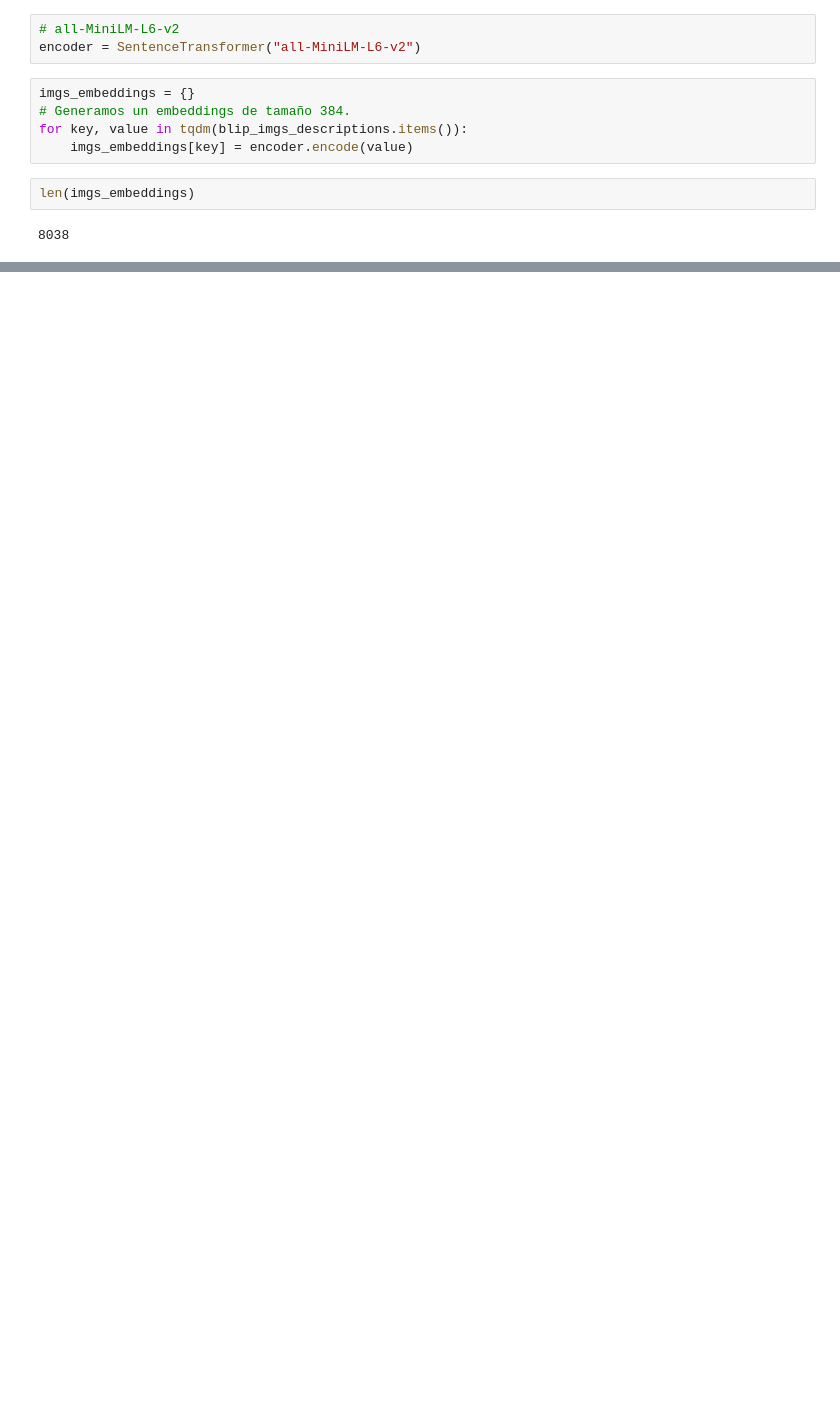
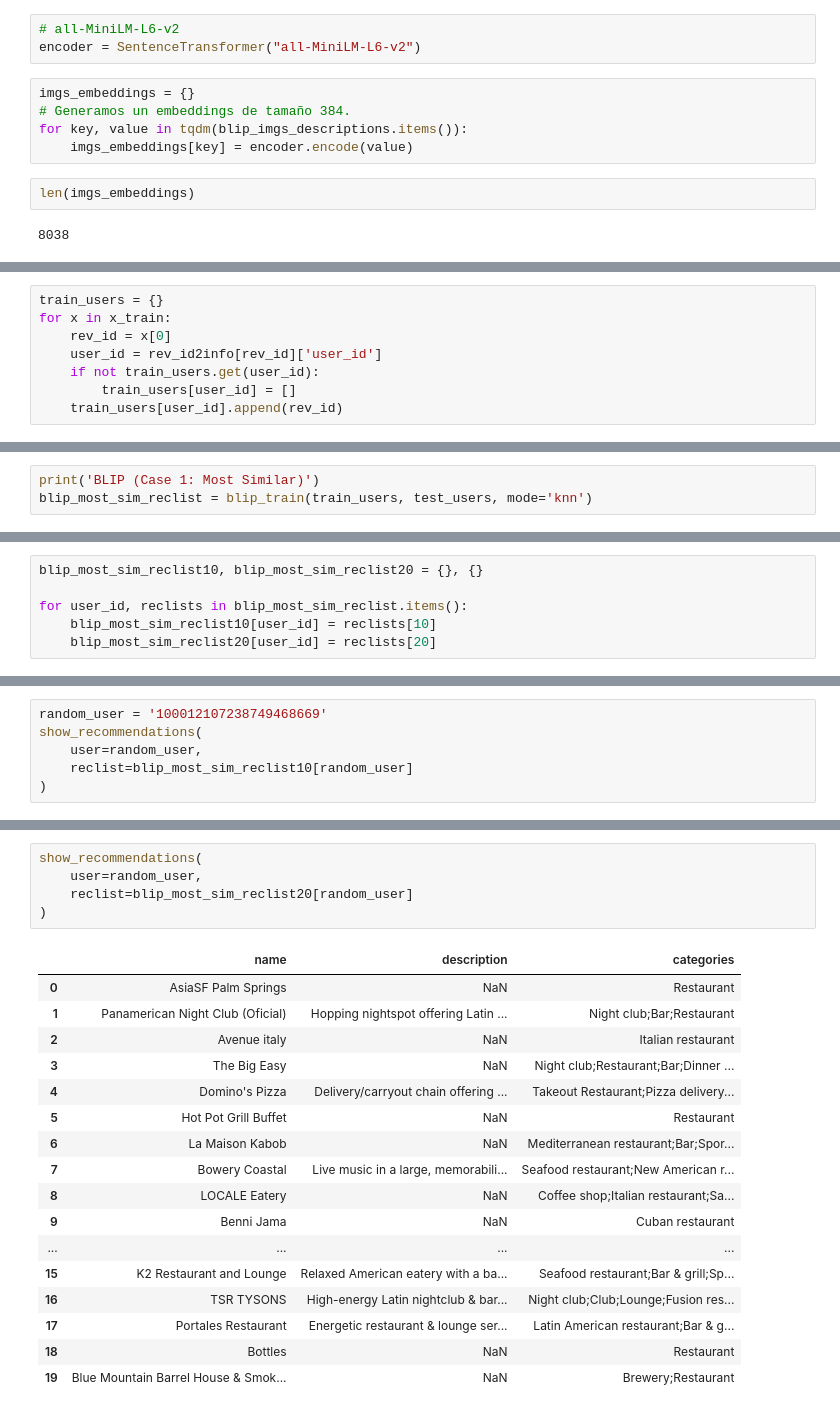
Before and after one commit to pedrozavalat/iic3633-proyecto, a Jupyter notebook: iic3633_BLIP.ipynb, the cells around one changed output, grey strips where cells are left out. Drawn from its saved outputs; the diff is of its cells as text; blank space fills up the shorter version.

Commit message:
Update BLIP's evaluation metrics

```diff
--- a/iic3633_BLIP.ipynb
+++ b/iic3633_BLIP.ipynb
@@ -461,0 +530,8 @@ show_recommendations(idx_to_user[user_3], user3_reclist)
+# %%
+train_users = {}
+for x in x_train:
+    rev_id = x[0]
+    user_id = rev_id2info[rev_id]['user_id']
+    if not train_users.get(user_id):
+        train_users[user_id] = []
+    train_users[user_id].append(rev_id)
@@ -461,0 +624,3 @@ show_recommendations(idx_to_user[user_3], user3_reclist)
+# %%
+print('BLIP (Case 1: Most Similar)')
+blip_most_sim_reclist = blip_train(train_users, test_users, mode='knn')
@@ -461,0 +631,6 @@ show_recommendations(idx_to_user[user_3], user3_reclist)
+# %%
+blip_most_sim_reclist10, blip_most_sim_reclist20 = {}, {}
+
+for user_id, reclists in blip_most_sim_reclist.items():
+    blip_most_sim_reclist10[user_id] = reclists[10]
+    blip_most_sim_reclist20[user_id] = reclists[20]
@@ -461,0 +659,6 @@ show_recommendations(idx_to_user[user_3], user3_reclist)
+# %%
+random_user = '100012107238749468669'
+show_recommendations(
+    user=random_user,
+    reclist=blip_most_sim_reclist10[random_user]
+)
@@ -461,0 +677,23 @@ show_recommendations(idx_to_user[user_3], user3_reclist)
+# %%
+show_recommendations(
+    user=random_user,
+    reclist=blip_most_sim_reclist20[random_user]
+)
+# %% [output]
+|  | name | description | categories |
+| 0 | AsiaSF Palm Springs | NaN | Restaurant |
+| 1 | Panamerican Night Club (Oficial) | Hopping nightspot offering Latin ... | Night club;Bar;Restaurant |
+| 2 | Avenue italy | NaN | Italian restaurant |
+| 3 | The Big Easy | NaN | Night club;Restaurant;Bar;Dinner ... |
+| 4 | Domino's Pizza | Delivery/carryout chain offering ... | Takeout Restaurant;Pizza delivery... |
+| 5 | Hot Pot Grill Buffet | NaN | Restaurant |
+| 6 | La Maison Kabob | NaN | Mediterranean restaurant;Bar;Spor... |
+| 7 | Bowery Coastal | Live music in a large, memorabili... | Seafood restaurant;New American r... |
+| 8 | LOCALE Eatery | NaN | Coffee shop;Italian restaurant;Sa... |
+| 9 | Benni Jama | NaN | Cuban restaurant |
+| ... | ... | ... | ... |
+| 15 | K2 Restaurant and Lounge | Relaxed American eatery with a ba... | Seafood restaurant;Bar & grill;Sp... |
+| 16 | TSR TYSONS | High-energy Latin nightclub & bar... | Night club;Club;Lounge;Fusion res... |
+| 17 | Portales Restaurant | Energetic restaurant & lounge ser... | Latin American restaurant;Bar & g... |
+| 18 | Bottles | NaN | Restaurant |
+| 19 | Blue Mountain Barrel House & Smok... | NaN | Brewery;Restaurant |
```
Also changed, not shown: parts of 69 cells of this notebook.
